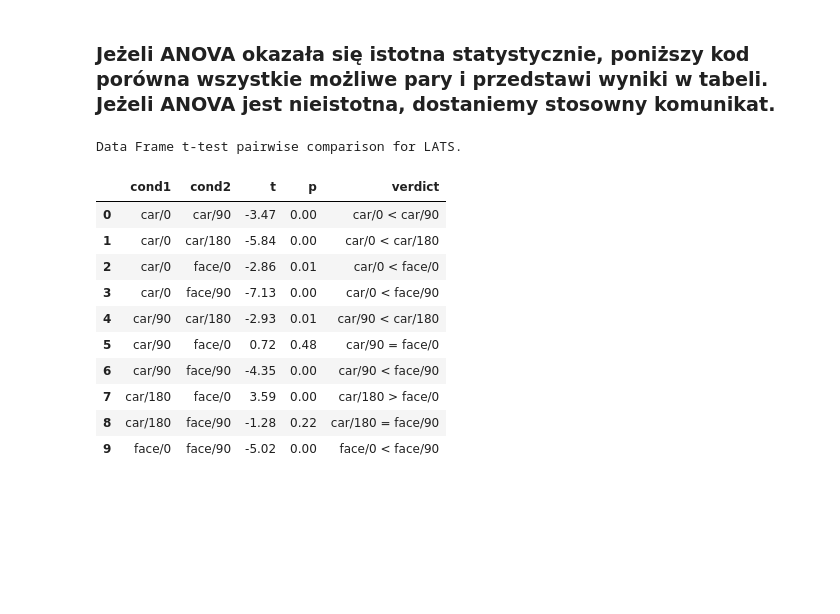
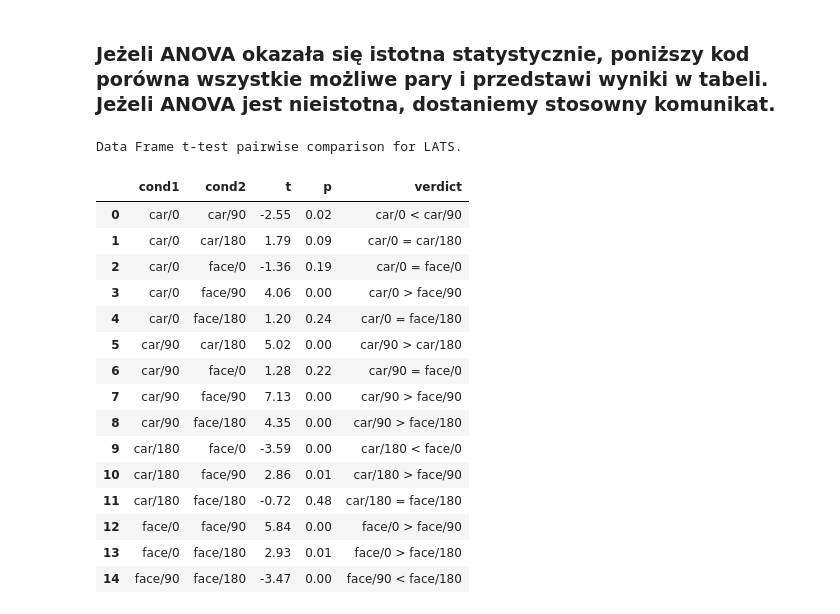
Before and after one commit to gacek91/nawalanka, a Jupyter notebook: Projekt - EEG.ipynb, the cells around one changed output. Drawn from its saved outputs; the diff is of its cells as text; code cells hidden in the pictures; blank space fills up the shorter version.

```diff
--- a/Projekt - EEG.ipynb
+++ b/Projekt - EEG.ipynb
@@ -13,7 +14,7 @@ import glob
 ## ścieżka plików
 #### możemy zmieniać tylko zmienną **directory**
 # %%
-directory = "/Users/Gacek/Documents/Python/Projects/Neuroscience/project-data"
+directory = "/Users/Gacek/Documents/Python/Projects/Neuroscience/project-datatata"
 os.chdir(directory)
 files = glob.glob("*epo.fif")
 # %% [markdown]
@@ -158,7 +159,7 @@ for cnd in conditions:
 if peaks_anova[1] <= 0.05:
     peaks_pairs = []
     for first in range(0,len(peaks_list)):
-        for second  in range(first+1,5):
+        for second  in range(first+1,6):
             peaks_pairs.append((conditions[first], conditions[second]))
     first_peaks_list = []
     second_peaks_list = []
@@ -200,7 +201,7 @@ One way ANOVA not significant - no pairwise comparison needed for PEAKS.
 if lats_anova[1] <= 0.05:
     lats_pairs = []
     for first in range(0,len(lats_list)):
-        for second  in range(first+1,5):
+        for second  in range(first+1,6):
             lats_pairs.append((conditions[first], conditions[second]))
     first_lats_list = []
     second_lats_list = []
@@ -209,40 +210,45 @@ if lats_anova[1] <= 0.05:
     ver_lats_list = []
     for first, second in lats_pairs:
         first_lats_list.append(first)
         second_lats_list.append(second)
         ttest_lats_results = stats.ttest_ind(tuple(lats_dict[first]),tuple(lats_dict[second]))
         t_lats_list.append(round(ttest_lats_results[0],2))
         p_lats_list.append(round(ttest_lats_results[1],2))
         ind_lats_p = [[],[]]
     for index, each_p in enumerate(p_lats_list):
             ind_lats_p[0].append(index)
             ind_lats_p[1].append(each_p)
             if ind_lats_p[1][index] > 0.05:
                 ver_lats_list.append(str(first_lats_list[index]) + " = " + str(second_lats_list[index]))
             elif ind_lats_p[1][index] <= 0.05:
                 if t_lats_list[index] > 0:
                     ver_lats_list.append(str(first_lats_list[index]) + " > " + str(second_lats_list[index]))
                 else:
                     ver_lats_list.append(str(first_lats_list[index]) + " < " + str(second_lats_list[index]))
     df_lats_dict = {'cond1':first_lats_list, 'cond2':second_lats_list, 't':t_lats_list, 'p':p_lats_list, 'verdict':ver_lats_list}
     col_lats_list = ['cond1', 'cond2', 't', 'p','verdict']
     lats_df = pandas.DataFrame(data=df_lats_dict, columns = col_lats_list)
     message_lats = 'Data Frame t-test pairwise comparison for LATS.'
 else:
     message_lats = 'One way ANOVA not significant - no pairwise comparison needed for LATS.'
     lats_df = '*****'
 print(message_lats)
 lats_df
 # %% [output]
 Data Frame t-test pairwise comparison for LATS.
 |  | cond1 | cond2 | t | p | verdict |
-| 0 | car/0 | car/90 | -3.47 | 0.00 | car/0 < car/90 |
-| 1 | car/0 | car/180 | -5.84 | 0.00 | car/0 < car/180 |
-| 2 | car/0 | face/0 | -2.86 | 0.01 | car/0 < face/0 |
-| 3 | car/0 | face/90 | -7.13 | 0.00 | car/0 < face/90 |
-| 4 | car/90 | car/180 | -2.93 | 0.01 | car/90 < car/180 |
-| 5 | car/90 | face/0 | 0.72 | 0.48 | car/90 = face/0 |
-| 6 | car/90 | face/90 | -4.35 | 0.00 | car/90 < face/90 |
-| 7 | car/180 | face/0 | 3.59 | 0.00 | car/180 > face/0 |
-| 8 | car/180 | face/90 | -1.28 | 0.22 | car/180 = face/90 |
-| 9 | face/0 | face/90 | -5.02 | 0.00 | face/0 < face/90 |
+| 0 | car/0 | car/90 | -2.55 | 0.02 | car/0 < car/90 |
+| 1 | car/0 | car/180 | 1.79 | 0.09 | car/0 = car/180 |
+| 2 | car/0 | face/0 | -1.36 | 0.19 | car/0 = face/0 |
+| 3 | car/0 | face/90 | 4.06 | 0.00 | car/0 > face/90 |
+| 4 | car/0 | face/180 | 1.20 | 0.24 | car/0 = face/180 |
+| 5 | car/90 | car/180 | 5.02 | 0.00 | car/90 > car/180 |
+| 6 | car/90 | face/0 | 1.28 | 0.22 | car/90 = face/0 |
+| 7 | car/90 | face/90 | 7.13 | 0.00 | car/90 > face/90 |
+| 8 | car/90 | face/180 | 4.35 | 0.00 | car/90 > face/180 |
+| 9 | car/180 | face/0 | -3.59 | 0.00 | car/180 < face/0 |
+| 10 | car/180 | face/90 | 2.86 | 0.01 | car/180 > face/90 |
+| 11 | car/180 | face/180 | -0.72 | 0.48 | car/180 = face/180 |
+| 12 | face/0 | face/90 | 5.84 | 0.00 | face/0 > face/90 |
+| 13 | face/0 | face/180 | 2.93 | 0.01 | face/0 > face/180 |
+| 14 | face/90 | face/180 | -3.47 | 0.00 | face/90 < face/180 |
```
Also changed, not shown: parts of 3 cells of this notebook.
